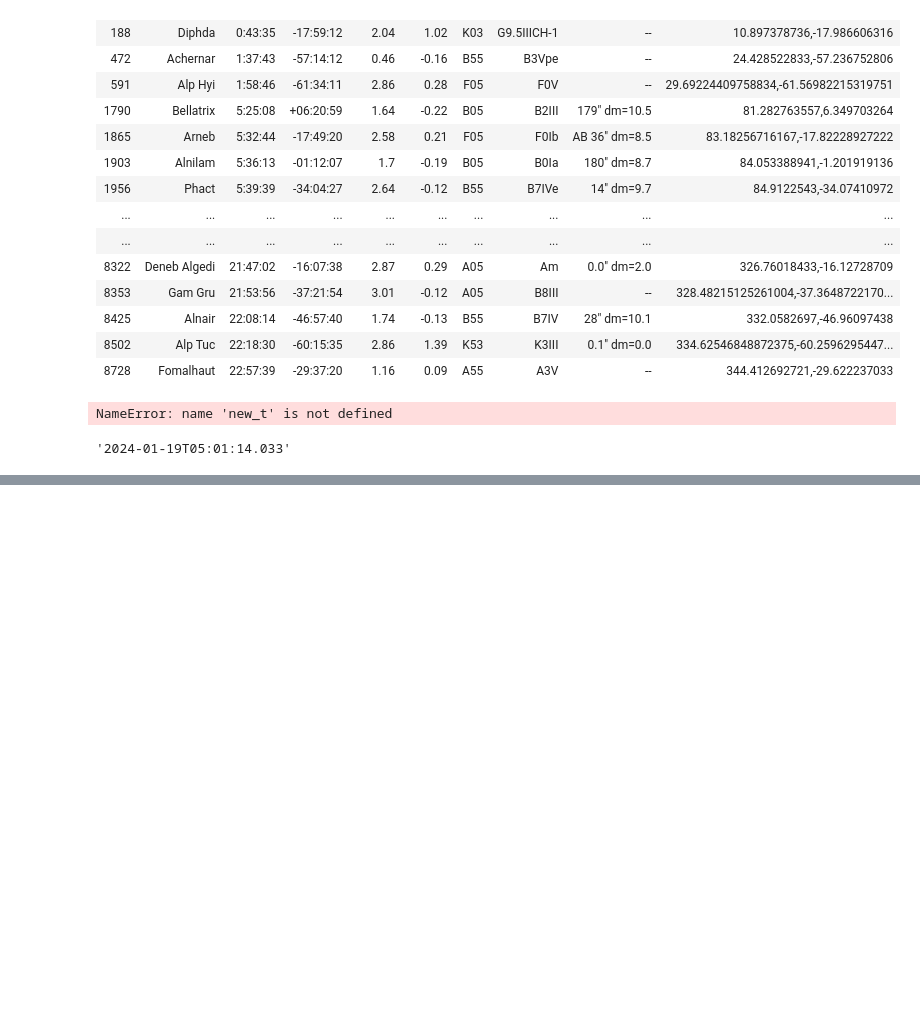
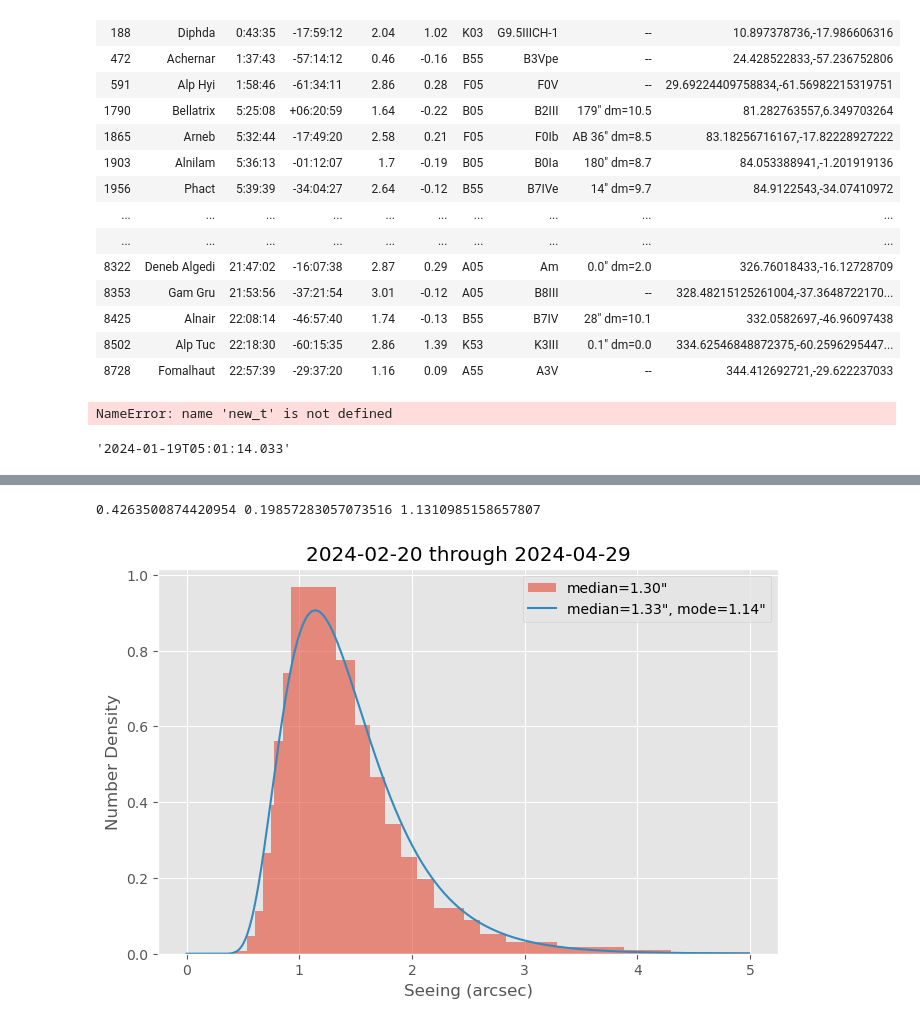
Before and after one commit to tepickering/ser_utils, a Jupyter notebook: notebooks/dimm_dev.ipynb, the cells around one changed output, grey strips where cells are left out. Saved outputs shown, nothing was run; the diff lists cells and outputs as text; code cells hidden in the pictures; blank space fills up the shorter version.

```diff
--- a/notebooks/dimm_dev.ipynb
+++ b/notebooks/dimm_dev.ipynb
@@ -416,0 +429,17 @@ plt.plot(np.arange(400), rev(np.arange(400)))
+# %%
+def fix_seeing(seeing):
+    aperture_diameter = 50 * u.mm
+    baseline = 200 * u.mm
+    wavelength = 0.64 * u.micron
+    b = (baseline / aperture_diameter).decompose().value
+    k = 0.364 * (1.0 - 0.532 * b ** (-1.0 / 3.0) - 0.024 * b ** (-7.0 / 3.0))
+    pixel_scale = (0.742 * u.arcsec).to(u.radian).value
+
+    seeing = (seeing * u.arcsec).to(u.radian).value
+    variance = k * (seeing / (0.98 * ((aperture_diameter / wavelength).decompose().value ** 0.2))) ** (5/3)
+    sigma = variance / pixel_scale ** 2  # correct for the boo-boo i made in the code
+    new_seeing = timdimm_seeing(sigma)
+    return new_seeing.value
+# %%
+df['fixed_seeing'] = df['seeing'].apply(fix_seeing)
+df = df[df['fixed_seeing'] < 15]
@@ -416,0 +464,26 @@ plt.plot(np.arange(400), rev(np.arange(400)))
+# %%
+# fit a log-normal distribution to the seeing data
+sigma, loc, exp_mu = lognorm.fit(df['fixed_seeing'])
+print(sigma, loc, exp_mu)
+x = np.arange(0.0, 5.0, 0.01)
+p = lognorm.pdf(x, sigma, loc=loc, scale=exp_mu)
+mu = np.log(exp_mu)
+mode = np.exp(mu - sigma**2) + loc
+median = np.nanmedian(df['fixed_seeing'])
+fit_median = exp_mu + loc
+# %% [output]
+0.4263500874420954 0.19857283057073516 1.1310985158657807
+# %%
+# plot normalized histogram with the fit and the median/mode calculated from the fit.
+fig = plt.figure(figsize=(8, 5))
+with plt.style.context('ggplot'):
+    hist(df['fixed_seeing'], density=True, bins='blocks', range=(0.0, 5.0), label="hist", alpha=0.6)
+    logp = plt.plot(x, p, label="logp")
+    plt.xlabel("Seeing (arcsec)")
+    plt.ylabel("Number Density")
+    plt.title("2024-02-20 through 2024-04-29")
+    plt.legend(["median=%.2f\"" % (median), "median=%.2f\", mode=%.2f\"" % (fit_median, mode)])
+    plt.savefig("2024_timdimm.png")
+plt.show()
+# %% [output]
+[figure, added]
```
Also changed, not shown: parts of 13 cells of this notebook, 1 other file.
